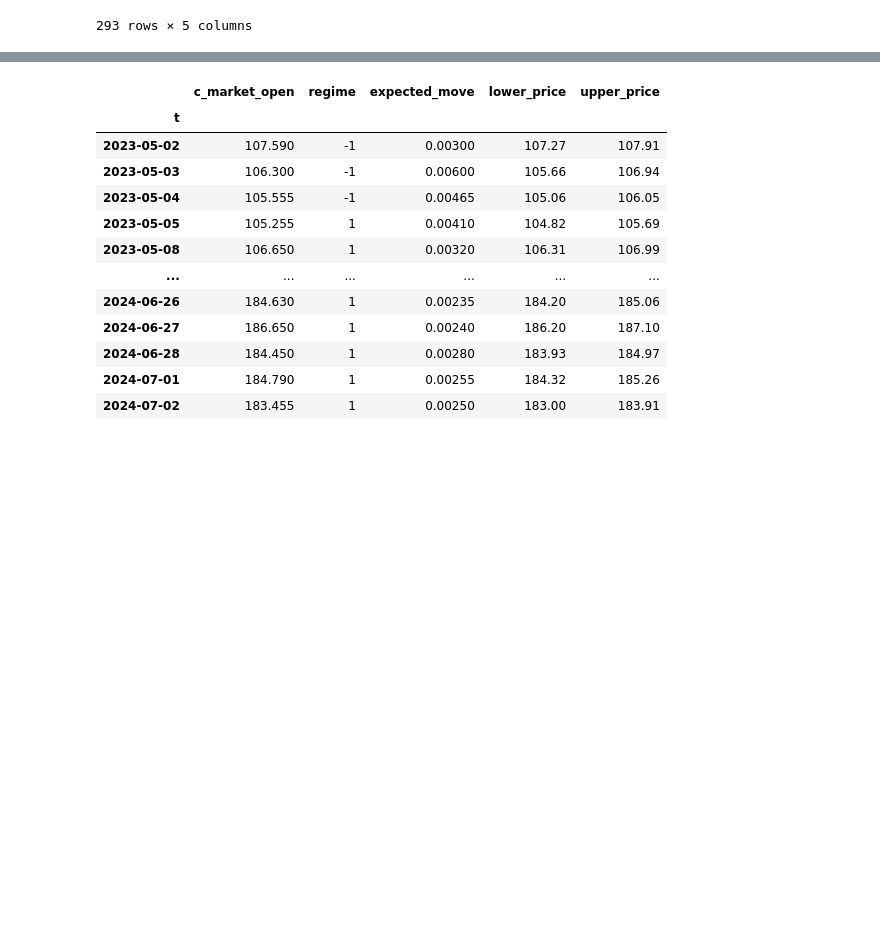
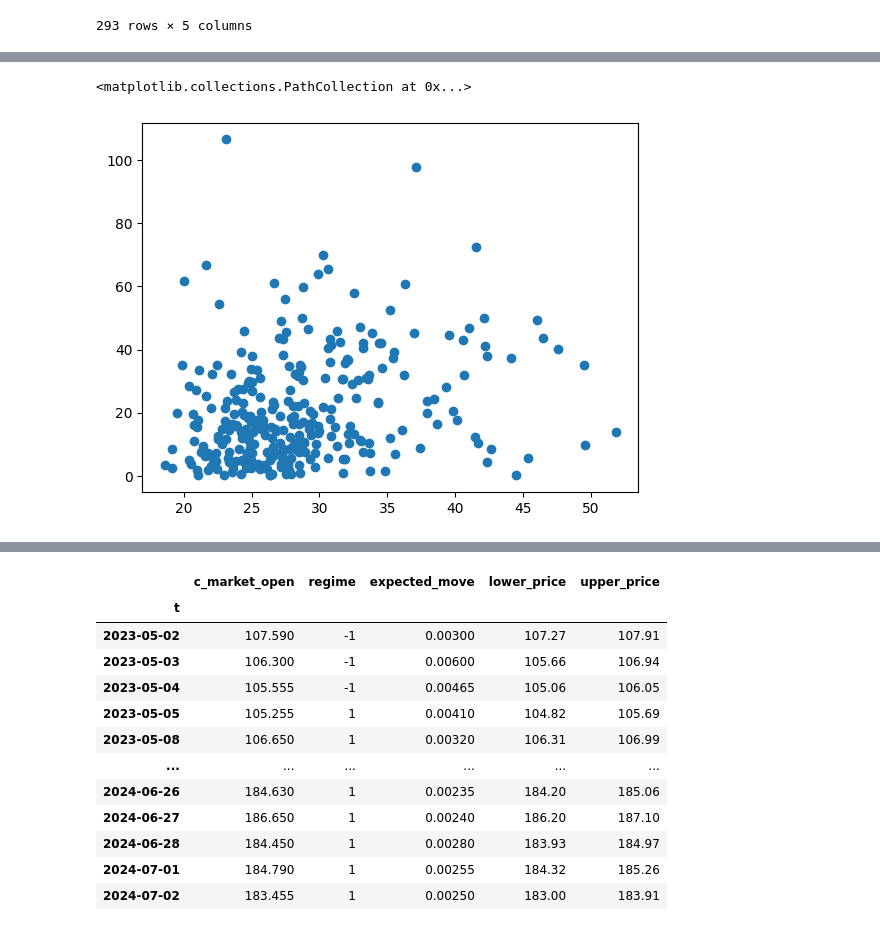
Before and after one commit to sculd/volatility_trading, a Jupyter notebook: sandbox_options.ipynb, the cells around one changed output, grey strips where cells are left out. Saved outputs shown, nothing was run; the diff lists cells and outputs as text; code cells hidden in the pictures; blank space fills up the shorter version.

```diff
--- a/sandbox_options.ipynb
+++ b/sandbox_options.ipynb
@@ -276,0 +250,5 @@ df_spx_intraday_history
+# %%
+df_spx_market_open_close_history = df_spx_market_open_history.join(df_spx_market_close_history, lsuffix="_open", rsuffix="_close")
+# %%
+df_spx_market_open_close_history["actual_change"] = df_spx_market_open_close_history.c_close - df_spx_market_open_close_history.c_open
+df_spx_market_open_close_history["actual_change_size"] = df_spx_market_open_close_history
@@ -311,0 +305,4 @@ df_spx_market_open_history
+# %%
+df_spx_daily_expectation_actual = df_spx_daily_expectation.join(df_spx_market_open_close_history["actual_change"])
+# %%
+df_spx_daily_expectation_actual["expected_change_size"] = df_spx_daily_expectation_actual.upper_price - df_spx_daily_expectation_actual.lower_price
@@ -311,0 +326,5 @@ df_spx_market_open_history
+# %%
+plt.scatter(df_spx_daily_expectation_actual[["expected_change_size"]], df_spx_daily_expectation_actual[["actual_change"]].abs())
+# %% [output]
+<matplotlib.collections.PathCollection at 0x...>
+[figure, added]
```
Also changed, not shown: parts of 12 cells of this notebook.
